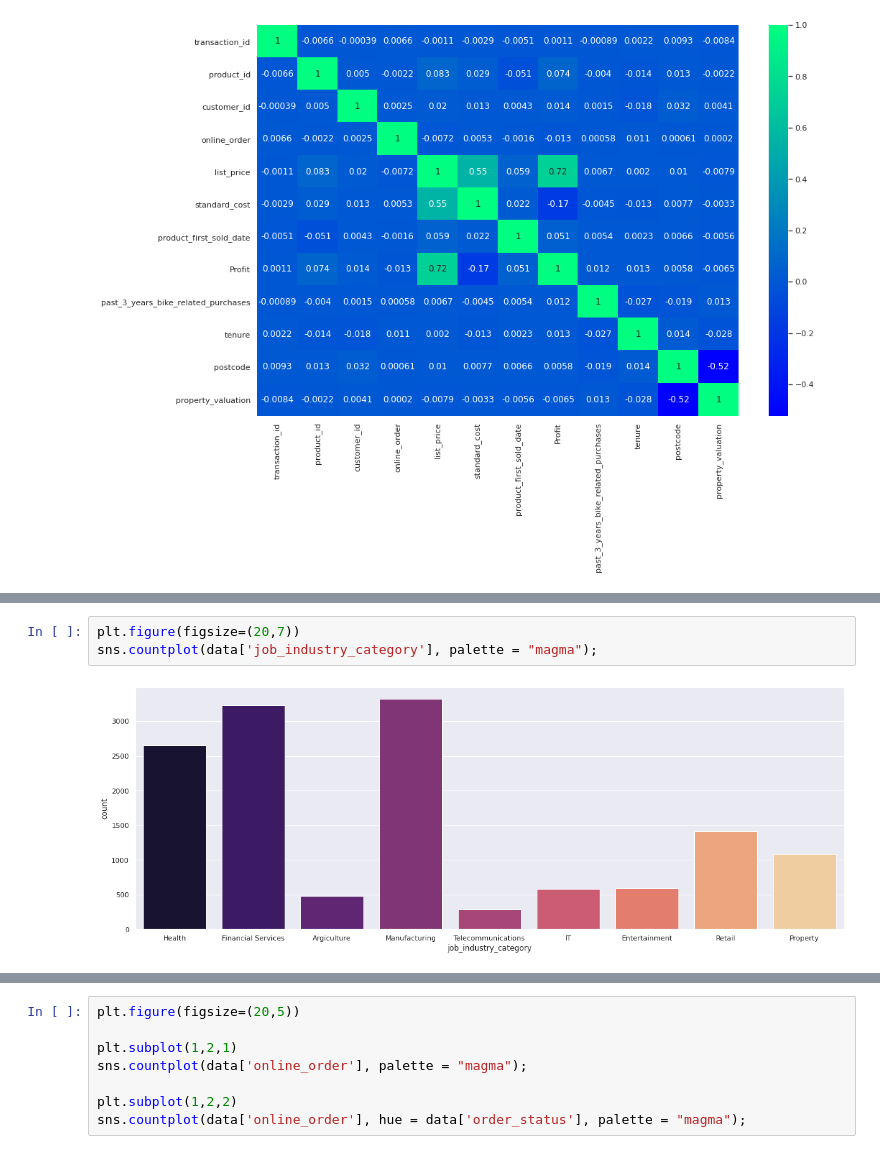
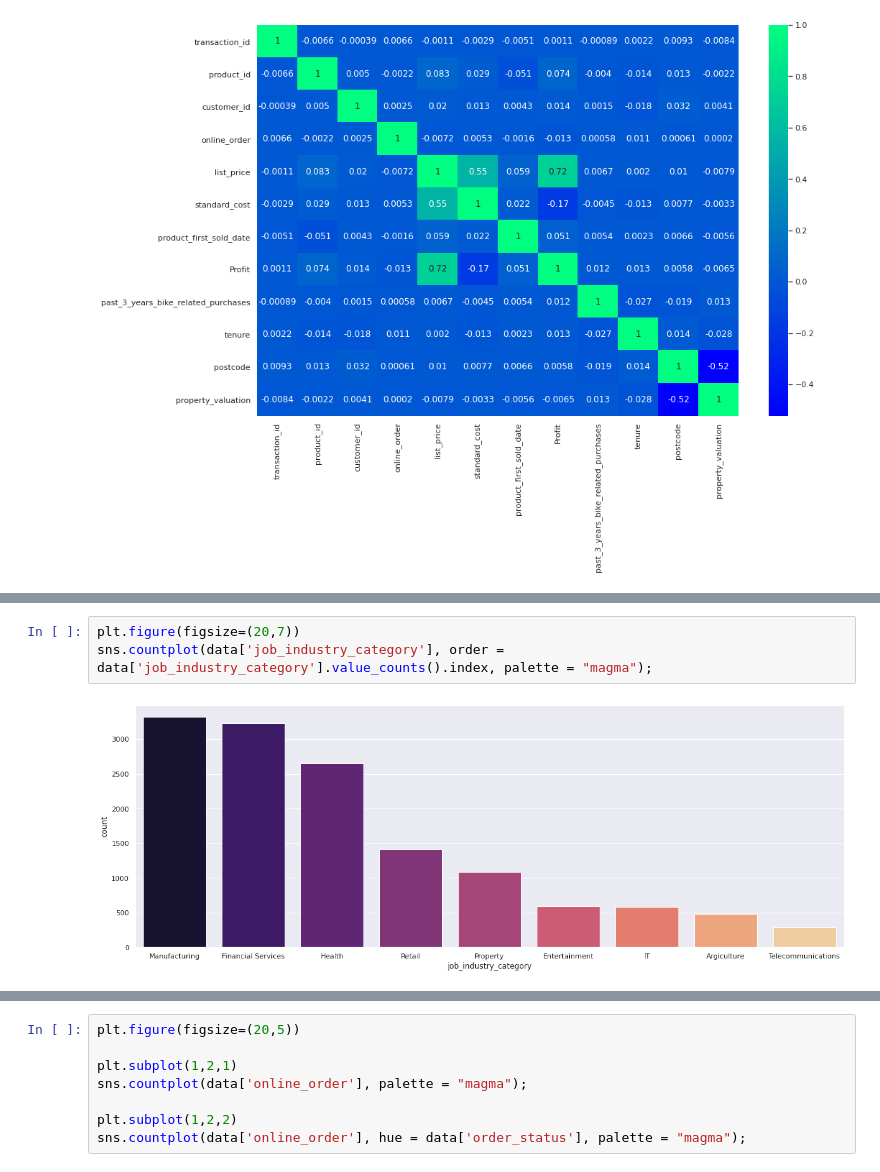
Before and after one commit to Dineshkumar-Anbalagan/KPMG-Data-Analytics-Consulting-Virtual-Internship, a Jupyter notebook: KPMG_Part_2.ipynb, the cells around one changed output, grey strips where cells are left out. Drawn from its saved outputs; the diff is of its cells as text.

```diff
--- a/KPMG_Part_2.ipynb
+++ b/KPMG_Part_2.ipynb
@@ -420,5 +414,5 @@ sns.lineplot(y = data['past_3_years_bike_related_purchases'], x = data['transact
 # %%
 plt.figure(figsize=(20,7))
-sns.countplot(data['job_industry_category'], palette = "magma");
+sns.countplot(data['job_industry_category'], order = data['job_industry_category'].value_counts().index, palette = "magma");
 # %% [output]
-[figure, old version]
+[figure, new version]
```
Also changed, not shown: parts of 29 cells of this notebook.
